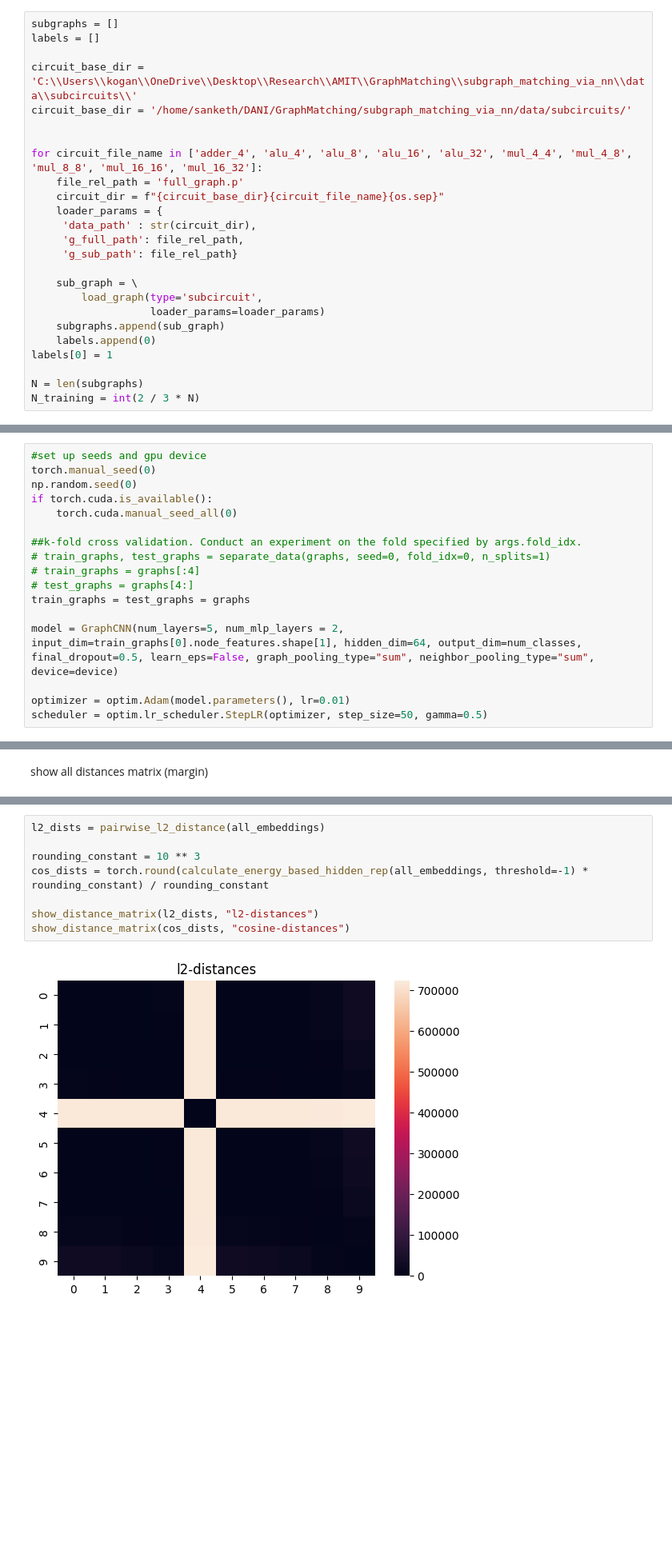
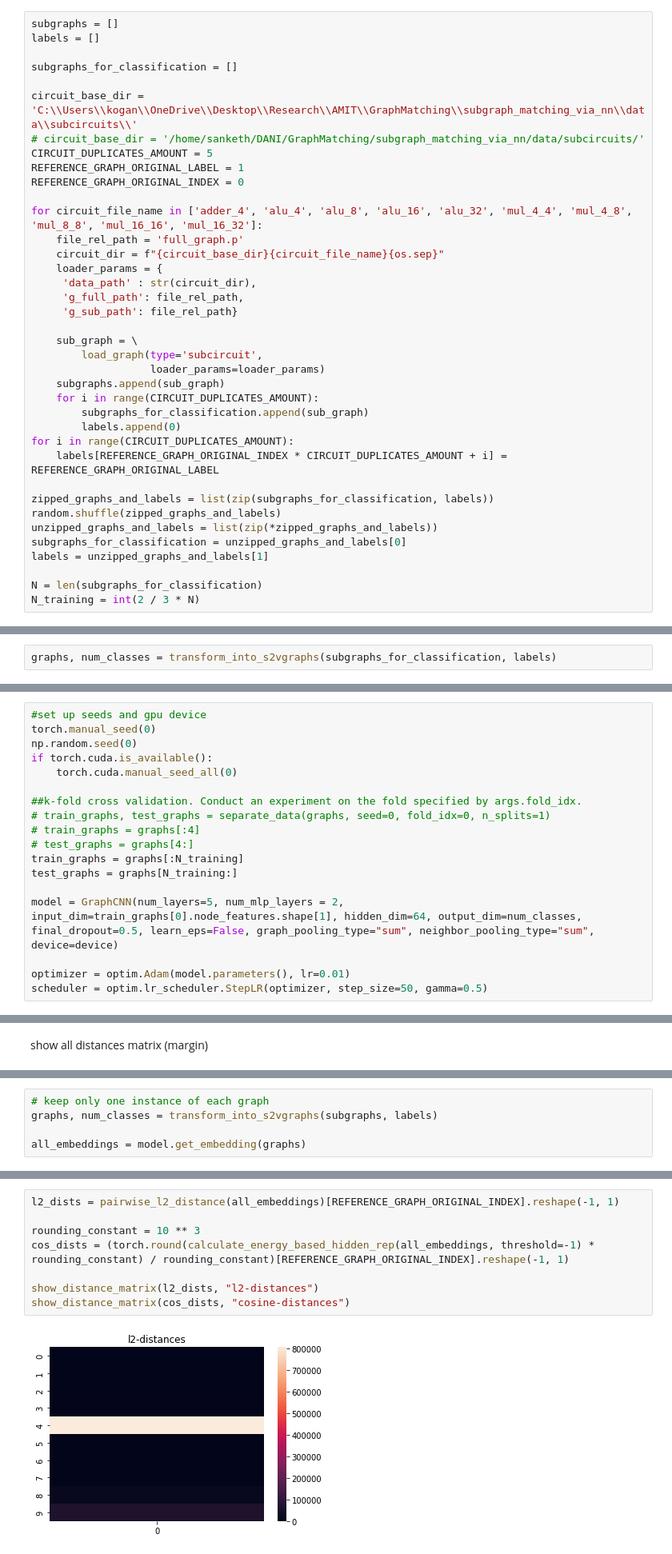
Before and after one commit to vistalab-technion/GraphMatching, a Jupyter notebook: notebooks/gnn_embedding_experiments.ipynb, the cells around one changed output, grey strips where cells are left out. Shown: that part at 80% size. Saved outputs shown, nothing was run; the diff lists cells and outputs as text; blank space fills up the shorter version.

```diff
--- a/notebooks/gnn_embedding_experiments.ipynb
+++ b/notebooks/gnn_embedding_experiments.ipynb
@@ -131,9 +457,13 @@ N_training = int(2 / 3 * N)
 subgraphs = []
 labels = []
 
+subgraphs_for_classification = []
+
 circuit_base_dir = 'C:\\Users\\kogan\\OneDrive\\Desktop\\Research\\AMIT\\GraphMatching\\subgraph_matching_via_nn\\data\\subcircuits\\'
-circuit_base_dir = '/home/sanketh/DANI/GraphMatching/subgraph_matching_via_nn/data/subcircuits/'
-
+# circuit_base_dir = '/home/sanketh/DANI/GraphMatching/subgraph_matching_via_nn/data/subcircuits/'
+CIRCUIT_DUPLICATES_AMOUNT = 5
+REFERENCE_GRAPH_ORIGINAL_LABEL = 1
+REFERENCE_GRAPH_ORIGINAL_INDEX = 0
 
 for circuit_file_name in ['adder_4', 'alu_4', 'alu_8', 'alu_16', 'alu_32', 'mul_4_4', 'mul_4_8', 'mul_8_8', 'mul_16_16', 'mul_16_32']:
     file_rel_path = 'full_graph.p'
@@ -147,10 +477,19 @@ for circuit_file_name in ['adder_4', 'alu_4', 'alu_8', 'alu_16', 'alu_32', 'mul_
         load_graph(type='subcircuit',
                    loader_params=loader_params)
     subgraphs.append(sub_graph)
-    labels.append(0)
-labels[0] = 1
+    for i in range(CIRCUIT_DUPLICATES_AMOUNT):
+        subgraphs_for_classification.append(sub_graph)
+        labels.append(0)
+for i in range(CIRCUIT_DUPLICATES_AMOUNT):
+    labels[REFERENCE_GRAPH_ORIGINAL_INDEX * CIRCUIT_DUPLICATES_AMOUNT + i] = REFERENCE_GRAPH_ORIGINAL_LABEL
 
-N = len(subgraphs)
+zipped_graphs_and_labels = list(zip(subgraphs_for_classification, labels))
+random.shuffle(zipped_graphs_and_labels)
+unzipped_graphs_and_labels = list(zip(*zipped_graphs_and_labels))
+subgraphs_for_classification = unzipped_graphs_and_labels[0]
+labels = unzipped_graphs_and_labels[1]
+
+N = len(subgraphs_for_classification)
 N_training = int(2 / 3 * N)
 # %% [markdown]
 Transform graphs into S2VGraph-s
@@ -175,0 +498,2 @@ graphs, num_classes = load_data_given_graph_list_and_label_map(g_list, label_dic
+# %%
+graphs, num_classes = transform_into_s2vgraphs(subgraphs_for_classification, labels)
@@ -186,7 +514,8 @@ if torch.cuda.is_available():
 # train_graphs, test_graphs = separate_data(graphs, seed=0, fold_idx=0, n_splits=1)
 # train_graphs = graphs[:4]
 # test_graphs = graphs[4:]
-train_graphs = test_graphs = graphs
+train_graphs = graphs[:N_training]
+test_graphs = graphs[N_training:]
 
 model = GraphCNN(num_layers=5, num_mlp_layers = 2, input_dim=train_graphs[0].node_features.shape[1], hidden_dim=64, output_dim=num_classes, final_dropout=0.5, learn_eps=False, graph_pooling_type="sum", neighbor_pooling_type="sum", device=device)
 
@@ -271,0 +609,5 @@ all_embeddings = model.get_embedding(graphs)
+# %%
+# keep only one instance of each graph
+graphs, num_classes = transform_into_s2vgraphs(subgraphs, labels)
+
+all_embeddings = model.get_embedding(graphs)
@@ -272,10 +618,10 @@ all_embeddings = model.get_embedding(graphs)
 # %%
-l2_dists = pairwise_l2_distance(all_embeddings)
+l2_dists = pairwise_l2_distance(all_embeddings)[REFERENCE_GRAPH_ORIGINAL_INDEX].reshape(-1, 1)
 
 rounding_constant = 10 ** 3
-cos_dists = torch.round(calculate_energy_based_hidden_rep(all_embeddings, threshold=-1) * rounding_constant) / rounding_constant
+cos_dists = (torch.round(calculate_energy_based_hidden_rep(all_embeddings, threshold=-1) * rounding_constant) / rounding_constant)[REFERENCE_GRAPH_ORIGINAL_INDEX].reshape(-1, 1)
 
 show_distance_matrix(l2_dists, "l2-distances")
 show_distance_matrix(cos_dists, "cosine-distances")
 # %% [output]
-[figure, old version]
+[figure, new version]
```
Also changed, not shown: parts of 70 cells of this notebook.
